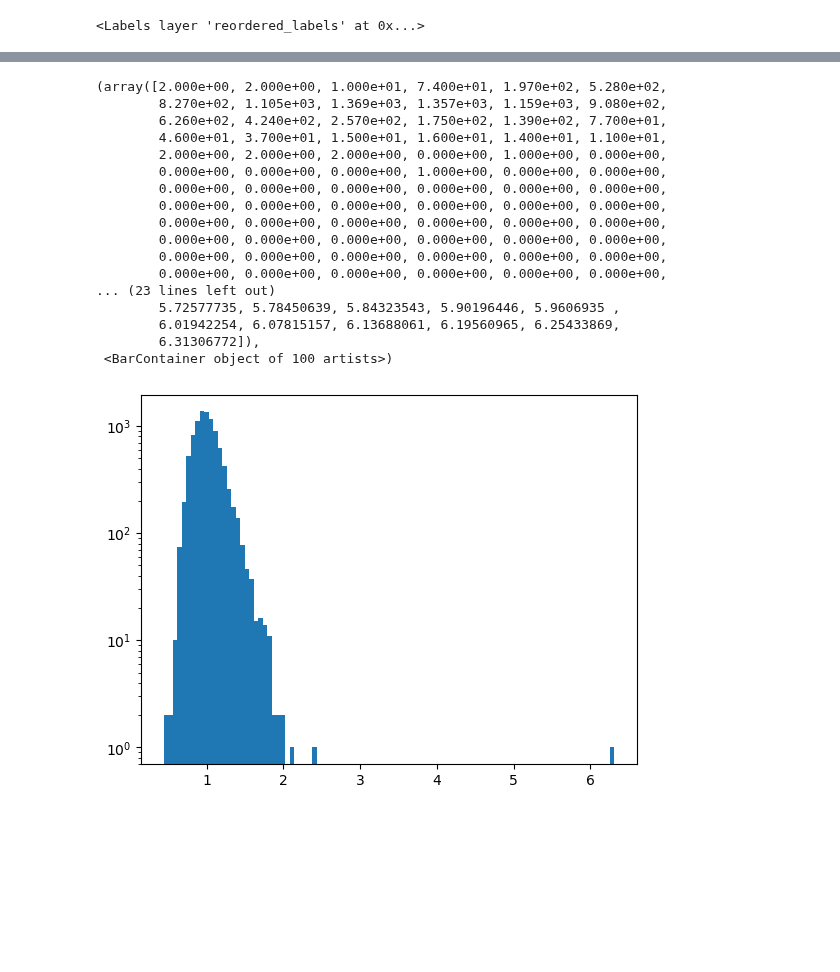
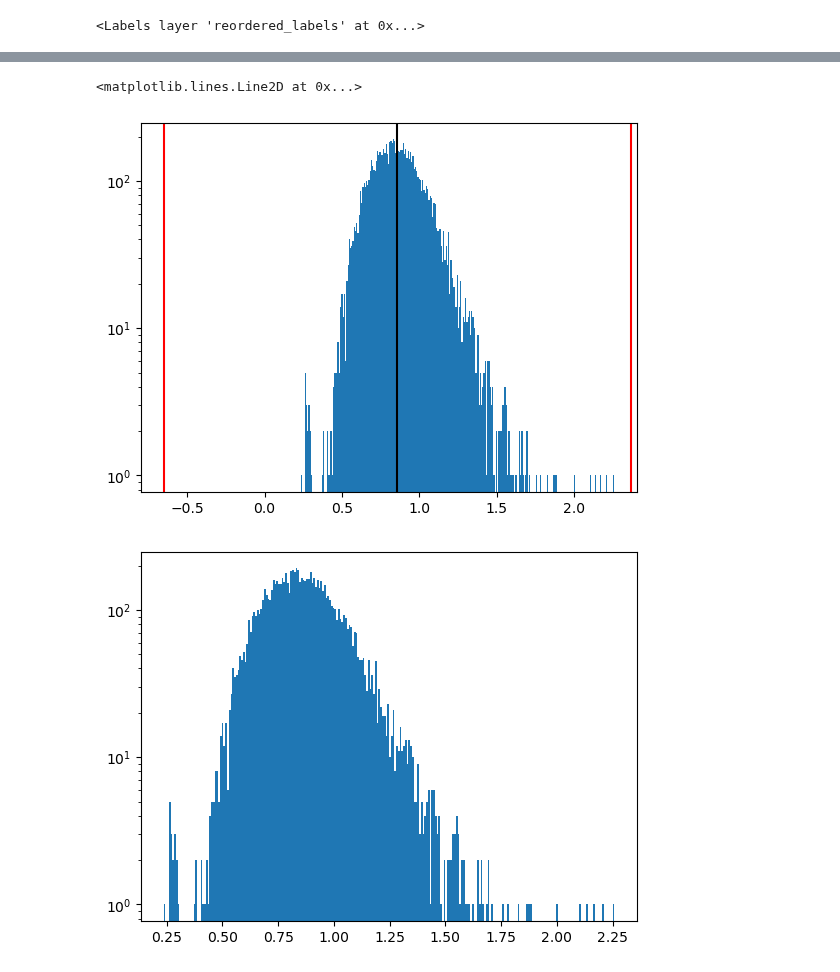
Before and after one commit to GarciaLab/transcription_pipeline, a Jupyter notebook: test.ipynb, the cells around one changed output, grey strips where cells are left out. Cells and saved outputs as stored; diff of their text form; code cells hidden in the pictures; blank space fills up the shorter version.

Commit message:
Finished spot fitting module, need to move to filtering and trace construction now.

```diff
--- a/test.ipynb
+++ b/test.ipynb
@@ -349,21 +266,26 @@ import matplotlib.plt.hist(spot_dataframe["sigma_x_y"].values, bins=100)pyplot a
+# %%
+sigma_z_quantiles = spot_dataframe["sigma_z"].quantile([0.25, 0.5, 0.75])
+sigma_z_iqr = sigma_z_quantiles[0.75] - sigma_z_quantiles[0.25]
+
+k = 6
+fences = (
+    sigma_z_quantiles[0.25] - k * sigma_z_iqr,
+    sigma_z_quantiles[0.75] + k * sigma_z_iqr,
+)
+
+sigma_z_cost, hist_sigma_z, plot_sigma_z = plt.hist(
+    spot_dataframe["sigma_z"], bins=256, log=True
+)
+
+plt.axvline(x=sigma_z_quantiles[0.5], color="k")
+plt.axvline(x=fences[0], color="r")
+plt.axvline(x=fences[1], color="r")
+# %% [output]
+<matplotlib.lines.Line2D at 0x...>
+[figure, added]
 # %%
-plt.hist(spot_dataframe["sigma_x_y"].values, bins=100, log=True)
+bins_sigma_z, hist_sigma_z, plot_sigma_z = plt.hist(
+    spot_dataframe["sigma_z"], bins=256, log=True
+)
 # %% [output]
-(array([2.000e+00, 2.000e+00, 1.000e+01, 7.400e+01, 1.970e+02, 5.280e+02,
-        8.270e+02, 1.105e+03, 1.369e+03, 1.357e+03, 1.159e+03, 9.080e+02,
-        6.260e+02, 4.240e+02, 2.570e+02, 1.750e+02, 1.390e+02, 7.700e+01,
-        4.600e+01, 3.700e+01, 1.500e+01, 1.600e+01, 1.400e+01, 1.100e+01,
-        2.000e+00, 2.000e+00, 2.000e+00, 0.000e+00, 1.000e+00, 0.000e+00,
-        0.000e+00, 0.000e+00, 0.000e+00, 1.000e+00, 0.000e+00, 0.000e+00,
-        0.000e+00, 0.000e+00, 0.000e+00, 0.000e+00, 0.000e+00, 0.000e+00,
-        0.000e+00, 0.000e+00, 0.000e+00, 0.000e+00, 0.000e+00, 0.000e+00,
-        0.000e+00, 0.000e+00, 0.000e+00, 0.000e+00, 0.000e+00, 0.000e+00,
-        0.000e+00, 0.000e+00, 0.000e+00, 0.000e+00, 0.000e+00, 0.000e+00,
-        0.000e+00, 0.000e+00, 0.000e+00, 0.000e+00, 0.000e+00, 0.000e+00,
-        0.000e+00, 0.000e+00, 0.000e+00, 0.000e+00, 0.000e+00, 0.000e+00,
-... (23 lines left out)
-        5.72577735, 5.78450639, 5.84323543, 5.90196446, 5.9606935 ,
-        6.01942254, 6.07815157, 6.13688061, 6.19560965, 6.25433869,
-        6.31306772]),
- <BarContainer object of 100 artists>)
-[figure, old version]
+[figure, new version]
```
Also changed, not shown: parts of 42 cells of this notebook, 3 other files.
